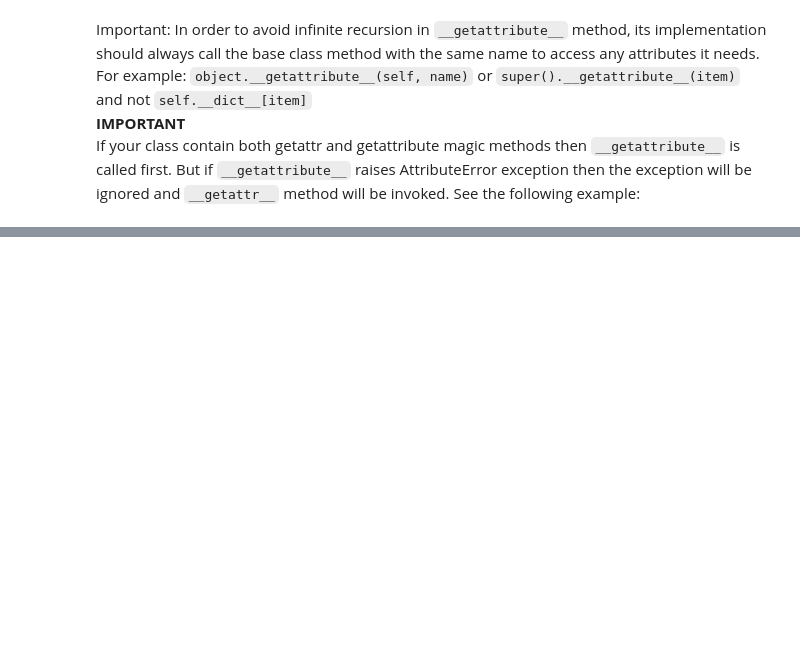
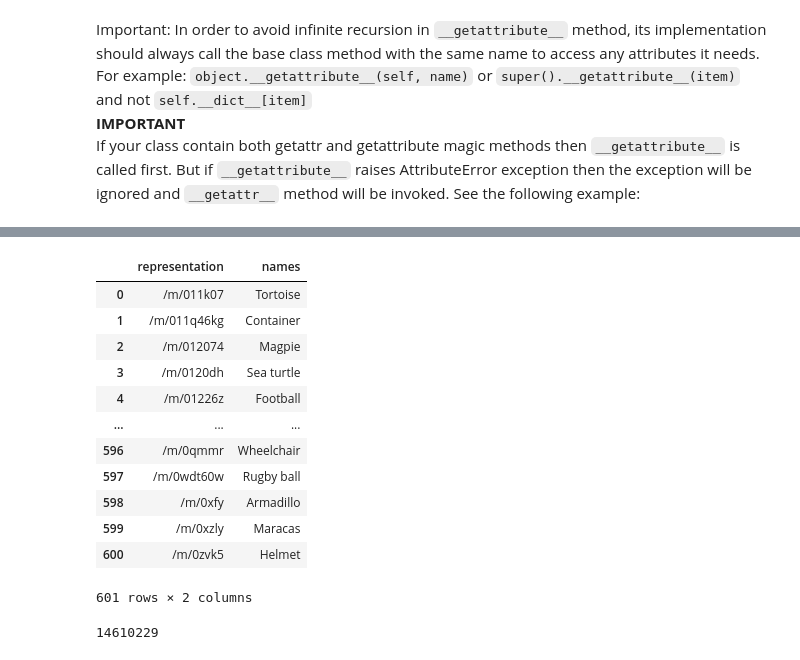
Before and after one commit to sarveshamberkar/machinelearning2021, a Jupyter notebook: 1_python/practice/notebook/Expert.ipynb, the cells around one changed output, grey strips where cells are left out. Saved outputs shown, nothing was run; the diff lists cells and outputs as text; code cells hidden in the pictures; blank space fills up the shorter version.

```diff
--- a/1_python/practice/notebook/Expert.ipynb
+++ b/1_python/practice/notebook/Expert.ipynb
@@ -182,0 +237,5 @@ print(obj1.current)
+# %%
+import pandas as pd
+df = pd.read_csv('class-descriptions-boxable (1).csv',names=['representation','names'])
+d = df.set_index('representation').to_dict()
+d['names']
@@ -182,0 +285,18 @@ print(obj1.current)
+# %%
+df['representation'][df['names']=='Tortoise'] = 'sarvesh'
+# %%
+df
+# %% [output]
+|  | representation | names |
+| 0 | /m/011k07 | Tortoise |
+| 1 | /m/011q46kg | Container |
+| 2 | /m/012074 | Magpie |
+| 3 | /m/0120dh | Sea turtle |
+| 4 | /m/01226z | Football |
+| ... | ... | ... |
+| 596 | /m/0qmmr | Wheelchair |
+| 597 | /m/0wdt60w | Rugby ball |
+| 598 | /m/0xfy | Armadillo |
+| 599 | /m/0xzly | Maracas |
+| 600 | /m/0zvk5 | Helmet |
+601 rows × 2 columns
@@ -182,0 +305,4 @@ print(obj1.current)
+# %%
+a['c'].sum().compute()
+# %% [output]
+14610229
```
Also changed, not shown: parts of 12 cells of this notebook, 13 other files.
